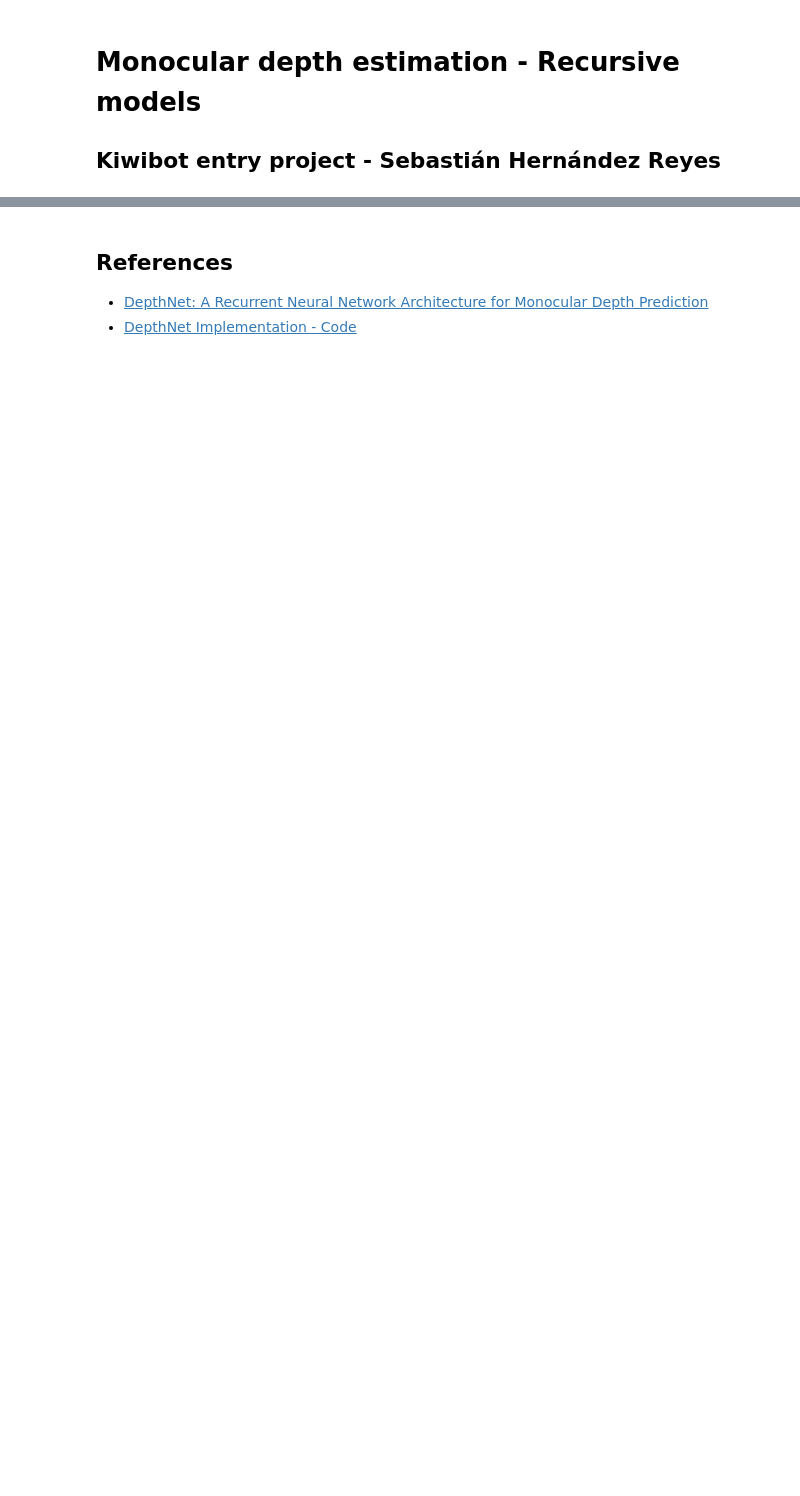
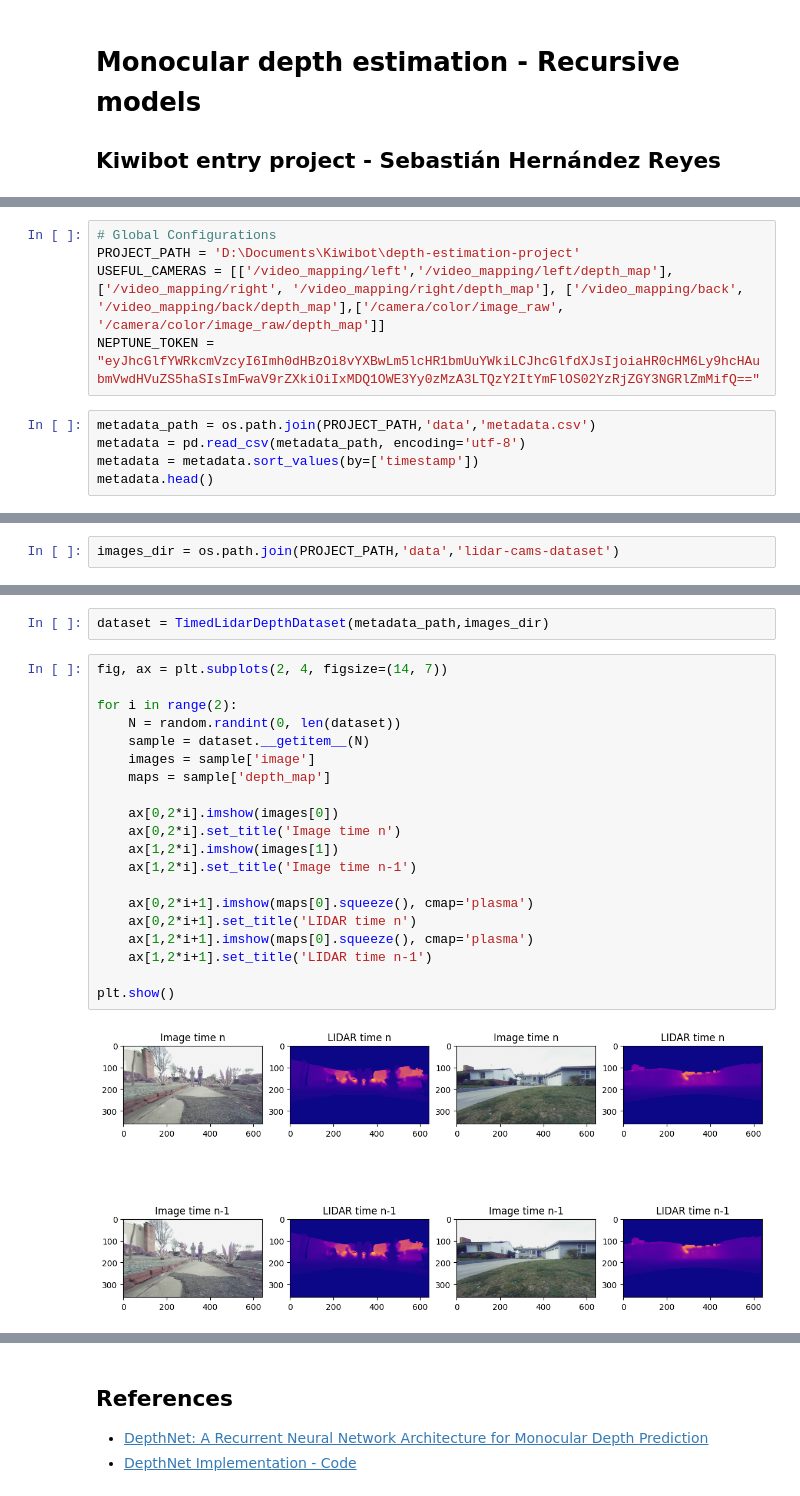
Before and after one commit to juansebashr/depth-estimation, a Jupyter notebook: notebooks/rnn-depth-estimation.ipynb, the cells around one changed output, grey strips where cells are left out. Cells and saved outputs as stored; diff of their text form; blank space fills up the shorter version.

```diff
--- a/notebooks/rnn-depth-estimation.ipynb
+++ b/notebooks/rnn-depth-estimation.ipynb
@@ -7,0 +35,10 @@ Following we experimented with a DephNet model, that is a modified U-Net with LS
+# %%
+# Global Configurations
+PROJECT_PATH = 'D:\Documents\Kiwibot\depth-estimation-project'
+USEFUL_CAMERAS = [['/video_mapping/left','/video_mapping/left/depth_map'],['/video_mapping/right', '/video_mapping/right/depth_map'], ['/video_mapping/back', '/video_mapping/back/depth_map'],['/camera/color/image_raw', '/camera/color/image_raw/depth_map']]
+NEPTUNE_TOKEN = "eyJhcGlfYWRkcmVzcyI6Imh0dHBzOi8vYXBwLm5lcHR1bmUuYWkiLCJhcGlfdXJsIjoiaHR0cHM6Ly9hcHAubmVwdHVuZS5haSIsImFwaV9rZXkiOiIxMDQ1OWE3Yy0zMzA3LTQzY2ItYmFlOS02YzRjZGY3NGRlZmMifQ=="
+# %%
+metadata_path = os.path.join(PROJECT_PATH,'data','metadata.csv')
+metadata = pd.read_csv(metadata_path, encoding='utf-8')
+metadata = metadata.sort_values(by=['timestamp'])
+metadata.head()
@@ -7,0 +64,2 @@ Following we experimented with a DephNet model, that is a modified U-Net with LS
+# %%
+images_dir = os.path.join(PROJECT_PATH,'data','lidar-cams-dataset')
@@ -7,0 +130,24 @@ Following we experimented with a DephNet model, that is a modified U-Net with LS
+# %%
+dataset = TimedLidarDepthDataset(metadata_path,images_dir)
+# %%
+fig, ax = plt.subplots(2, 4, figsize=(14, 7))
+
+for i in range(2):
+    N = random.randint(0, len(dataset))
+    sample = dataset.__getitem__(N)
+    images = sample['image']
+    maps = sample['depth_map']
+
+    ax[0,2*i].imshow(images[0])
+    ax[0,2*i].set_title('Image time n')
+    ax[1,2*i].imshow(images[1])
+    ax[1,2*i].set_title('Image time n-1')
+
+    ax[0,2*i+1].imshow(maps[0].squeeze(), cmap='plasma')
+    ax[0,2*i+1].set_title('LIDAR time n')
+    ax[1,2*i+1].imshow(maps[0].squeeze(), cmap='plasma')
+    ax[1,2*i+1].set_title('LIDAR time n-1')
+
+plt.show()
+# %% [output]
+[figure, added]
```
Also changed, not shown: parts of 38 cells of this notebook, 39 other files.
